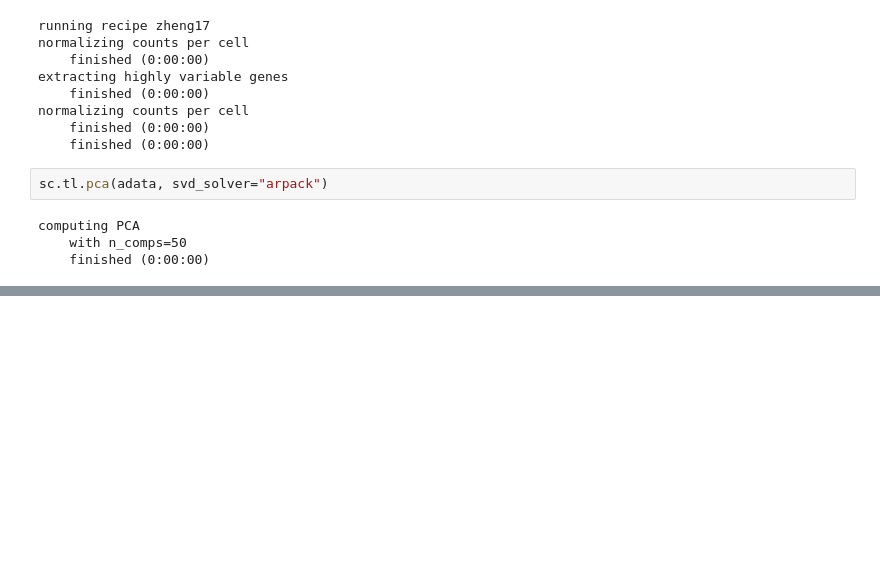
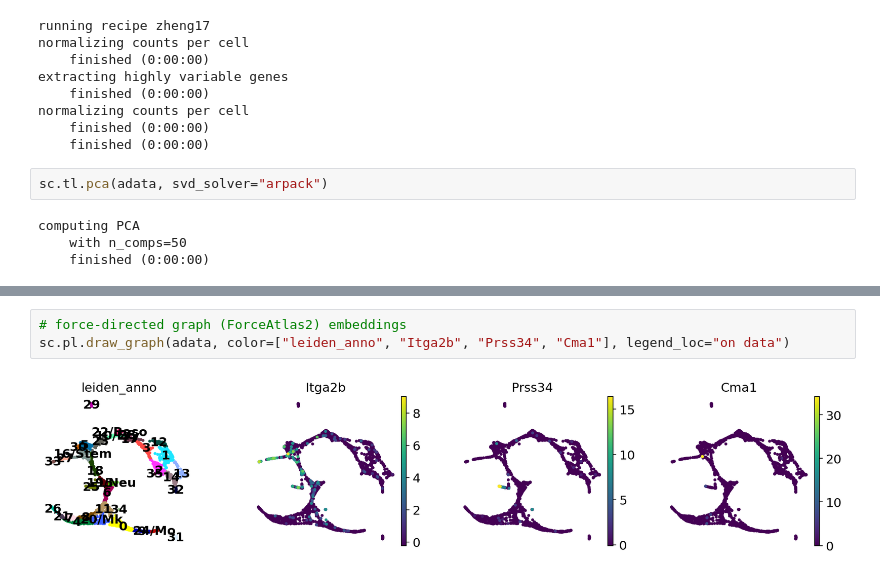
Before and after one commit to oliviahelens/Scanpy_Trajectory_Inference_Hematopoiesis, a Jupyter notebook: main.ipynb, the cells around one changed output, grey strips where cells are left out. Saved outputs shown, nothing was run; the diff lists cells and outputs as text; blank space fills up the shorter version.

```diff
--- a/main.ipynb
+++ b/main.ipynb
@@ -96,0 +162,5 @@ ModuleNotFoundError: No module named 'louvain'
+# %%
+# force-directed graph (ForceAtlas2) embeddings
+sc.pl.draw_graph(adata, color=["leiden_anno", "Itga2b", "Prss34", "Cma1"], legend_loc="on data")
+# %% [output]
+[figure, added]
```
Also changed, not shown: parts of 30 cells of this notebook, 10 other files.
